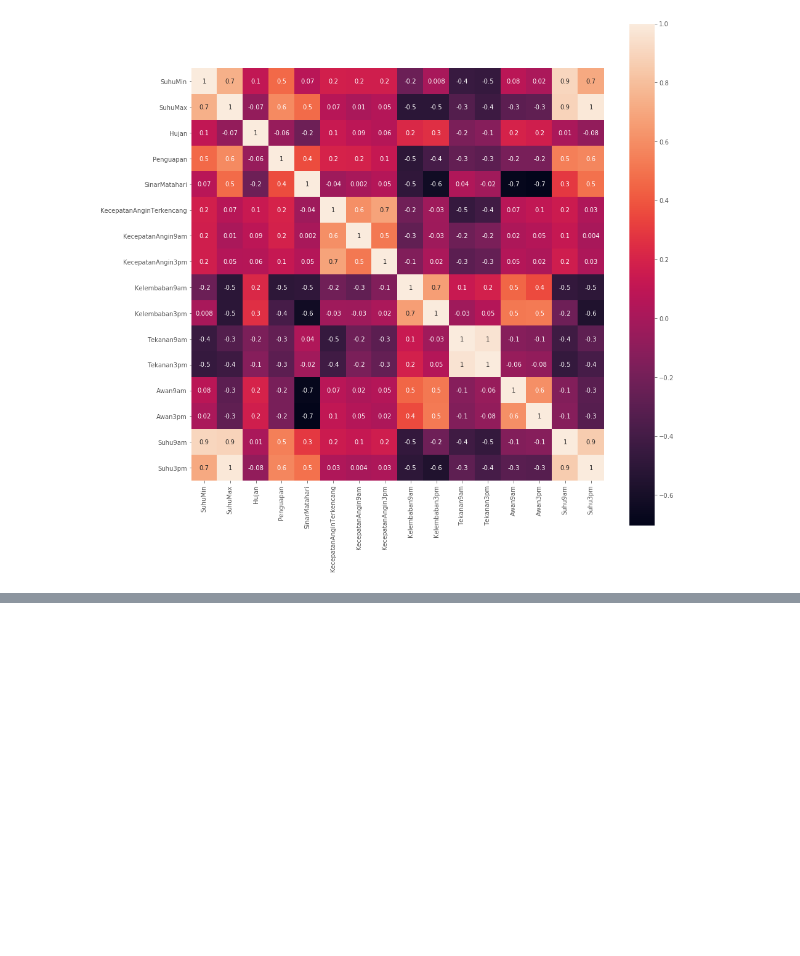
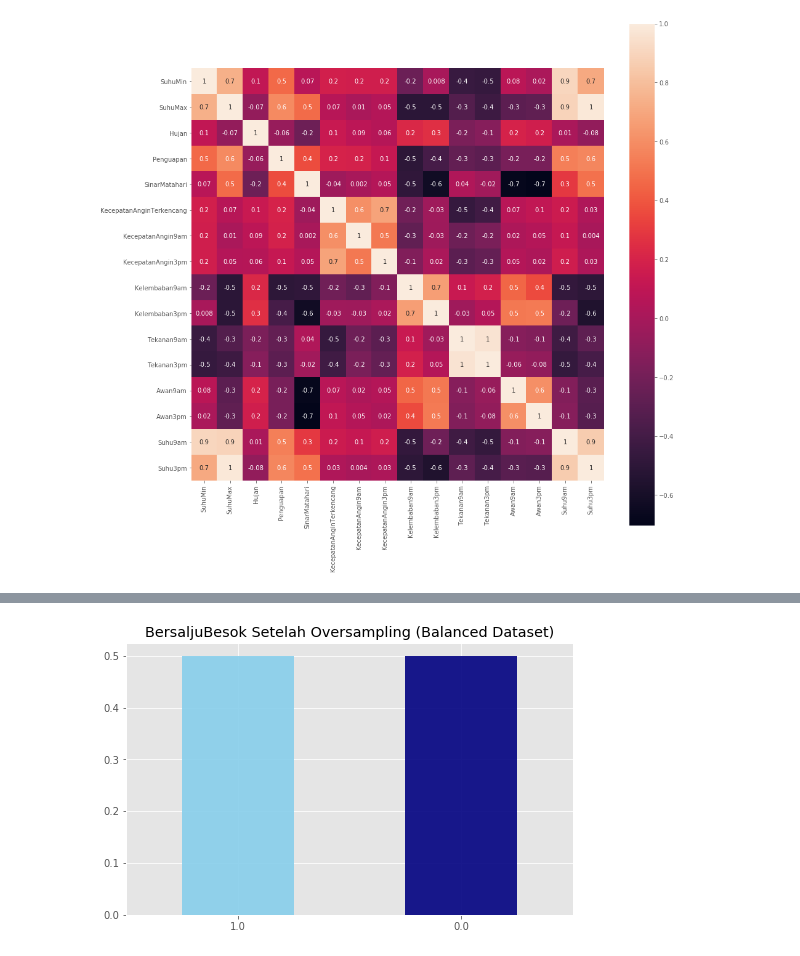
Before and after one commit to RezaAYahya/Classification, a Jupyter notebook: Classification_Salju.ipynb, the cells around one changed output, grey strips where cells are left out. Cells and saved outputs as stored; diff of their text form; code cells hidden in the pictures; blank space fills up the shorter version.

```diff
--- a/Classification_Salju.ipynb
+++ b/Classification_Salju.ipynb
@@ -281,0 +290,7 @@ plt.show()
+# %%
+from sklearn.utils import resample
+
+tidak = df_train[df_train.BersaljuBesok == 0]
+ya = df_train[df_train.BersaljuBesok == 1]
+ya_oversampled = resample(ya, replace=True, n_samples=len(tidak), random_state=123)
+oversampled = pd.concat([tidak, ya_oversampled])
@@ -281,0 +304,7 @@ plt.show()
+# %%
+fig = plt.figure(figsize = (8,5))
+oversampled.BersaljuBesok.value_counts(normalize = True).plot(kind='bar', color= ['skyblue','navy'], alpha = 0.9, rot=0)
+plt.title('BersaljuBesok Setelah Oversampling (Balanced Dataset)')
+plt.show()
+# %% [output]
+[figure, added]
```
Also changed, not shown: parts of 5 cells of this notebook.
